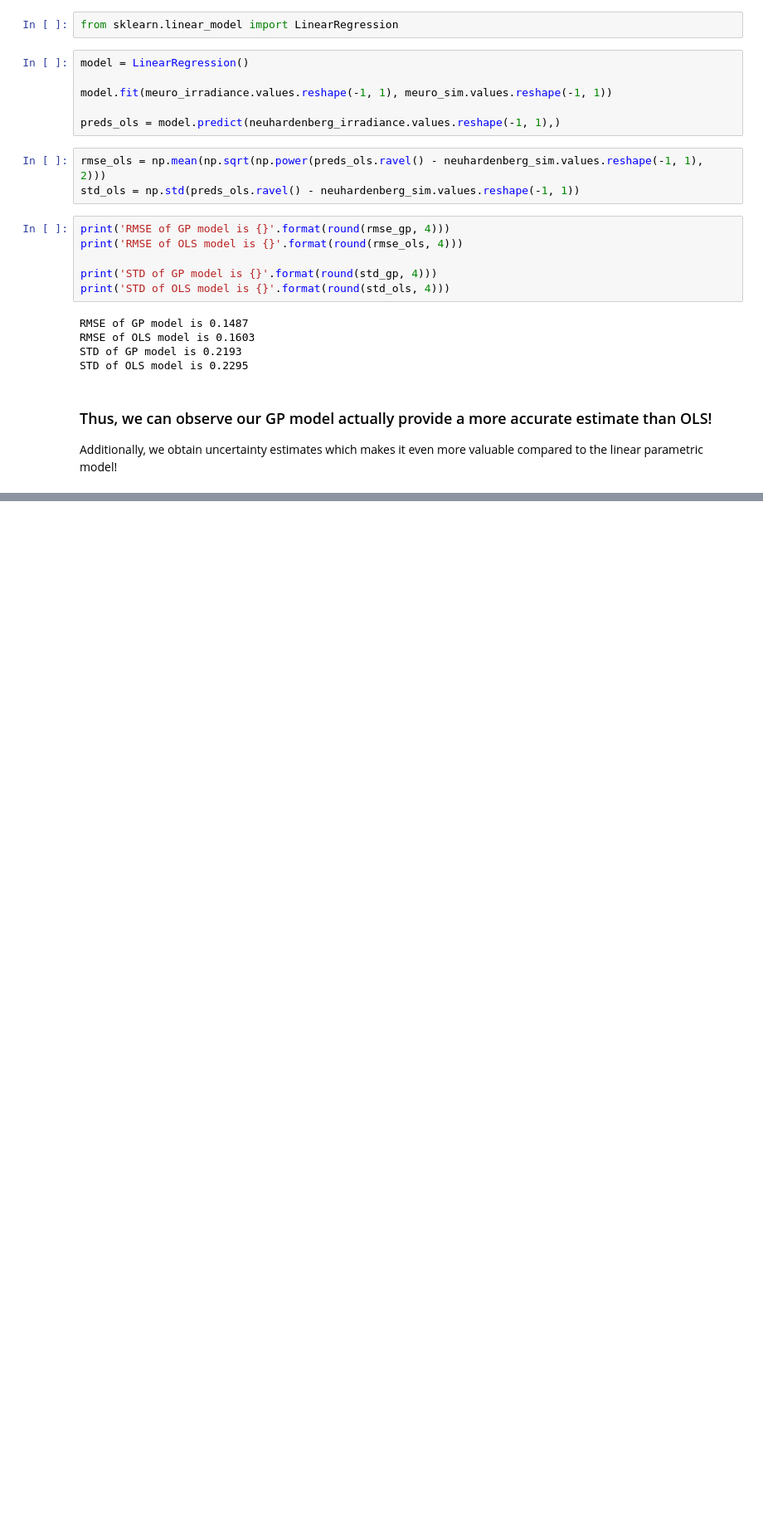
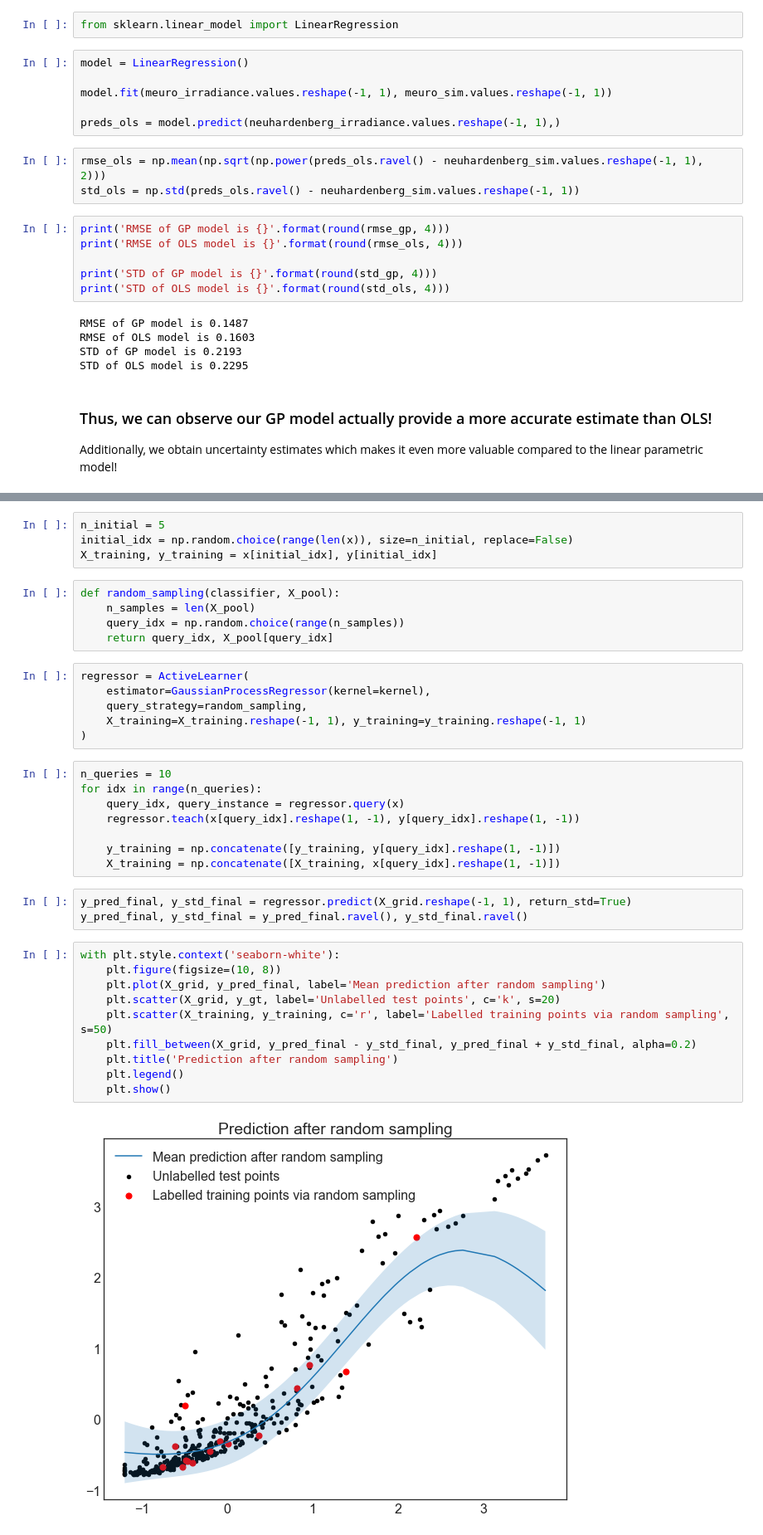
Before and after one commit to holmdk/gaussian_solar_project, a Jupyter notebook: notebooks/advanced_DTU_GaussianProcessRegression.ipynb, the cells around one changed output, grey strips where cells are left out. Shown: that part at 83% size. Cells and saved outputs as stored; diff of their text form; blank space fills up the shorter version.

```diff
--- a/notebooks/advanced_DTU_GaussianProcessRegression.ipynb
+++ b/notebooks/advanced_DTU_GaussianProcessRegression.ipynb
@@ -248,0 +325,38 @@ Additionally, we obtain uncertainty estimates which makes it even more valuable
+# %%
+n_initial = 5
+initial_idx = np.random.choice(range(len(x)), size=n_initial, replace=False)
+X_training, y_training = x[initial_idx], y[initial_idx]
+# %%
+def random_sampling(classifier, X_pool):
+    n_samples = len(X_pool)
+    query_idx = np.random.choice(range(n_samples))
+    return query_idx, X_pool[query_idx]
+# %%
+regressor = ActiveLearner(
+    estimator=GaussianProcessRegressor(kernel=kernel),
+    query_strategy=random_sampling,
+    X_training=X_training.reshape(-1, 1), y_training=y_training.reshape(-1, 1)
+)
+# %%
+n_queries = 10
+for idx in range(n_queries):
+    query_idx, query_instance = regressor.query(x)
+    regressor.teach(x[query_idx].reshape(1, -1), y[query_idx].reshape(1, -1))
+
+    y_training = np.concatenate([y_training, y[query_idx].reshape(1, -1)])
+    X_training = np.concatenate([X_training, x[query_idx].reshape(1, -1)])
+# %%
+y_pred_final, y_std_final = regressor.predict(X_grid.reshape(-1, 1), return_std=True)
+y_pred_final, y_std_final = y_pred_final.ravel(), y_std_final.ravel()
+# %%
+with plt.style.context('seaborn-white'):
+    plt.figure(figsize=(10, 8))
+    plt.plot(X_grid, y_pred_final, label='Mean prediction after random sampling')
+    plt.scatter(X_grid, y_gt, label='Unlabelled test points', c='k', s=20)
+    plt.scatter(X_training, y_training, c='r', label='Labelled training points via random sampling', s=50)
+    plt.fill_between(X_grid, y_pred_final - y_std_final, y_pred_final + y_std_final, alpha=0.2)
+    plt.title('Prediction after random sampling')
+    plt.legend()
+    plt.show()
+# %% [output]
+[figure, added]
```
Also changed, not shown: parts of 18 cells of this notebook, 8 other files.
